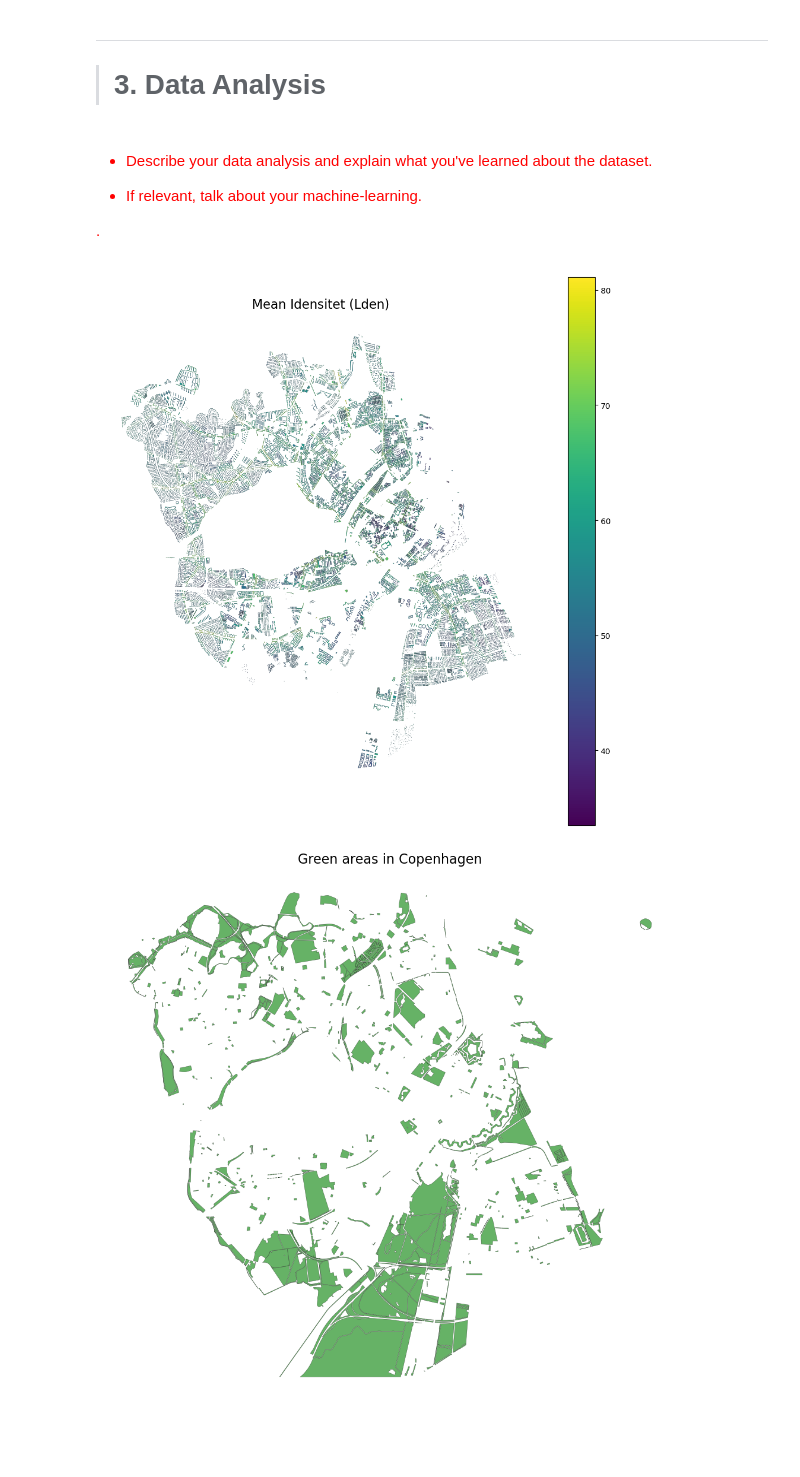
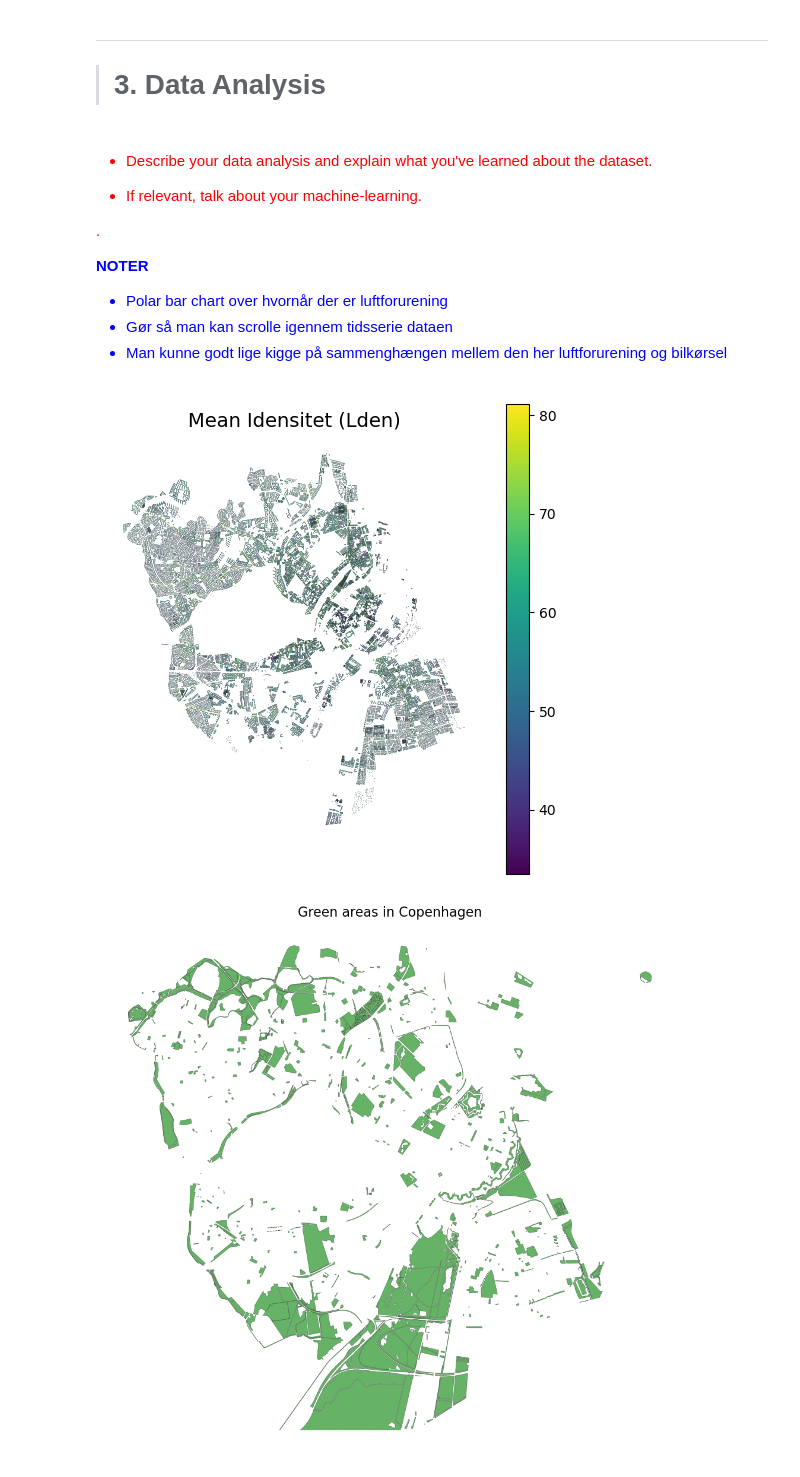
Before and after one commit to ZachoH/Copenhagen_city_data, a Jupyter notebook: Notebook_and_Data/Notebook.ipynb, the cells around one changed output. Drawn from its saved outputs; the diff is of its cells as text; code cells hidden in the pictures; blank space fills up the shorter version.

Commit message:
adding additional data

```diff
--- a/Notebook_and_Data/Notebook.ipynb
+++ b/Notebook_and_Data/Notebook.ipynb
@@ -42,0 +45,14 @@ import re
+# %%
+# Loading shp files
+traffic_noise = gpd.read_file("vejstoej_boliger_2022_udv/vejstoej_boliger_2022_udv.shp")
+playground= gpd.read_file("legeplads/legeplads.shp")
+day_care = gpd.read_file("daginstitutioner/daginstitutionerMPoint.shp")
+green_areas= gpd.read_file("park_groent_omr_oversigtskort/park_groent_omr_oversigtskort.shp")
+
+# Air quality files
+df_list_HC = pd.read_html("Aktuel luftkvalitet i Danmark.html")
+df_list_jagtvej = pd.read_html("Aktuel luftkvalitet i Danmark jagtvej.html")
+df_list_oersted = pd.read_html("Aktuel luftkvalitet i Danmark HCoersted.html")
+
+# Load data from url
+environmental_zones = gpd.read_file("https://wfs-kbhkort.kk.dk/k101/ows?service=WFS&version=1.0.0&request=GetFeature&typeName=k101:miljozone&outputFormat=json&SRSNAME=EPSG:4326")
@@ -67,6 +90,6 @@ df_oersted=datetime(df_list_oersted)
 # %%
 def dataset_summary(name, df):
-    mem = df.memory_usage(deep=True).sum() / 1024**2
+    mem = df.memory_usage(deep=True).sum() / 1024**2 # Convert bytes to MB
     return {
         "Navn": name,
         "Antal rækker": len(df),
@@ -76,10 +99,10 @@ def dataset_summary(name, df):
     }
 
 data = [
-    dataset_summary("Støjdata", shp),
-    dataset_summary("Legepladser", legeplads),
-    dataset_summary("Daginstitutioner", daginstitutioner),
-    dataset_summary("Grønne områder", grøn),
+    dataset_summary("Støjdata", traffic_noise),
+    dataset_summary("Legepladser", playground),
+    dataset_summary("Daginstitutioner", day_care),
+    dataset_summary("Grønne områder", green_areas),
     dataset_summary("Luftkvalitet HC", df_list_HC[0]),
     dataset_summary("Luftkvalitet Jagtvej", df_list_jagtvej[0]),
     dataset_summary("Luftkvalitet Ørsted", df_list_oersted[0]),
@@ -125,7 +148,6 @@ def render_mpl_table(data, col_width=3.0, row_height=0.625, font_size=12,
             cell.set_facecolor(row_colors[k[0] % len(row_colors)])
     return ax
 
-# Tegn tabellen
 ax = render_mpl_table(summary_df_english, header_columns=0, col_width=3.0)
 plt.savefig("summary_table.png", bbox_inches='tight', dpi=300)
 plt.show()
@@ -142,5 +181,16 @@ ___
 * If relevant, talk about your machine-learning.
 
 </span>.
+
+
+<span style="color:blue">
+
+**NOTER**
+
+* Polar bar chart over hvornår der er luftforurening
+* Gør så man kan scrolle igennem tidsserie dataen
+* Man kunne godt lige kigge på sammenghængen mellem den her luftforurening og bilkørsel
+
+</span>
 # %%
 def plot_luftforurening(df):
@@ -191,16 +279,19 @@ plot_luftforurening(df_oersted)
 # %%
-fig, ax = plt.subplots(figsize=(10, 10))
-shp.plot(column='mean_lden',
-         cmap='viridis',  # du kan også prøve 'plasma', 'coolwarm', osv.
+def traffic_noise_plot(df):
+    fig, ax = plt.subplots(figsize=(5, 5))  # Decreased the figure size
+    df.plot(column='mean_lden',
+         cmap='viridis',
          linewidth=0.1,
          edgecolor='black',
          legend=True,
          ax=ax)
 
-ax.set_title("Mean Idensitet (Lden)", fontsize=16)
-ax.axis('off')
-plt.tight_layout()
-plt.show()
+    ax.set_title("Mean Idensitet (Lden)", fontsize=14)  # Adjusted font size
+    ax.axis('off')
+    plt.tight_layout()
+    plt.show()
+
+traffic_noise_plot(traffic_noise)
 # %% [output]
-[figure, old version]
+[figure, new version]
 # %%
```
Also changed, not shown: parts of 15 cells of this notebook.
